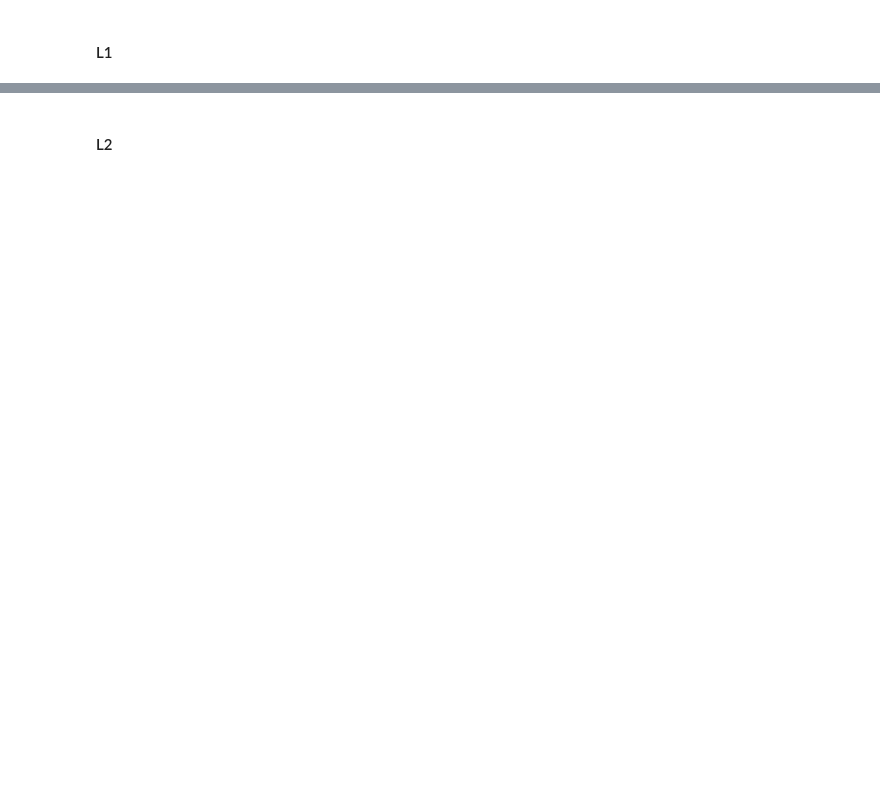
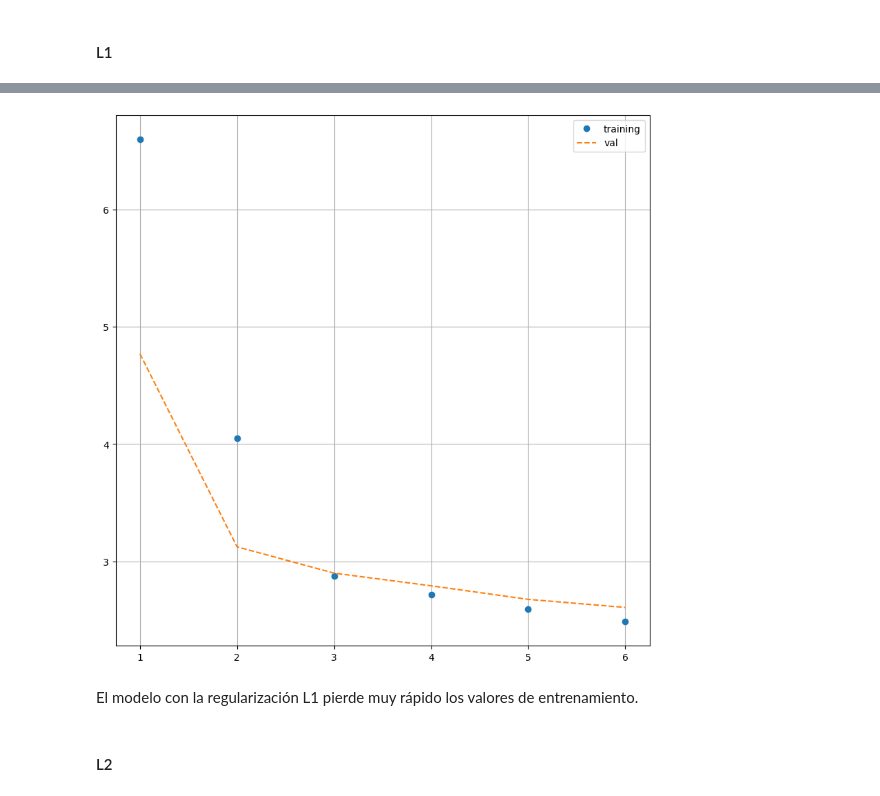
Before and after one commit to Jorge-1501/Redes-Neuronales, a Jupyter notebook: Digitos/src/Tarea3-Redes.ipynb, the cells around one changed output, grey strips where cells are left out. Cells and saved outputs as stored; diff of their text form; code cells hidden in the pictures; blank space fills up the shorter version.

Commit message:
Corrección de gráfica e implementación L1. Pérdida de valores demasiado rápido

```diff
--- a/Digitos/src/Tarea3-Redes.ipynb
+++ b/Digitos/src/Tarea3-Redes.ipynb
@@ -629,0 +646,21 @@ histogram
+# %%
+# Cargar el modelo preentrenado
+modelo_preentrenado_l1 = tf.keras.models.load_model("mejor_modelo_segundo_entrenamiento.h5")
+
+# Agregar capas de dropout y regularización L1
+modelo_preentrenado_l1.add(layers.Dense(10, activation='relu', kernel_regularizer=l1(0.00001), name="mi_capa_l1"))
+
+# Compilar el modelo con las nuevas configuraciones
+custom_optimizer3 = Adam(learning_rate=0.00001, beta_1=0.95, beta_2=0.999, epsilon=1e-10)
+modelo_preentrenado_l1.compile(optimizer=custom_optimizer3, loss="categorical_crossentropy", metrics=["accuracy"])
+
+# Define el callback ModelCheckpoint para guardar el mejor modelo
+checkpoint_mejor_modelo_l1 = ModelCheckpoint("mejor_modelo_l1.h5", monitor="val_loss", save_best_only=True)
+
+# Entrena el modelo preentrenado con el callback para guardar el mejor modelo
+history_train_l1 = modelo_preentrenado_l1.fit(train_images, train_labels, epochs=15, batch_size=10,
+                                         callbacks=[checkpoint_mejor_modelo_l1],
+                                         validation_split=0.2)
+
+# Cargar el mejor modelo guardado durante el segundo entrenamiento
+mejor_modelo_l1 = tf.keras.models.load_model("mejor_modelo_l1.h5")
@@ -629,0 +693,16 @@ histogram
+# %%
+history_dict_l1 = history_train_l1.history
+loss_values_l1 = history_dict_l1['loss']
+val_loss_values_l1 = history_dict_l1['val_loss']
+
+fig = plt.figure(figsize=(10,10))
+epoch = range(1,len(loss_values_l1)+1)
+plt.plot(epoch,loss_values_l1, 'o',label='training')
+plt.plot(epoch,val_loss_values_l1, '--',label='val')
+plt.legend()
+plt.grid()
+plt.show()
+# %% [output]
+[figure, added]
+# %% [markdown]
+El modelo con la regularización L1 pierde muy rápido los valores de entrenamiento.
```
Also changed, not shown: parts of 17 cells of this notebook, 2 other files.
